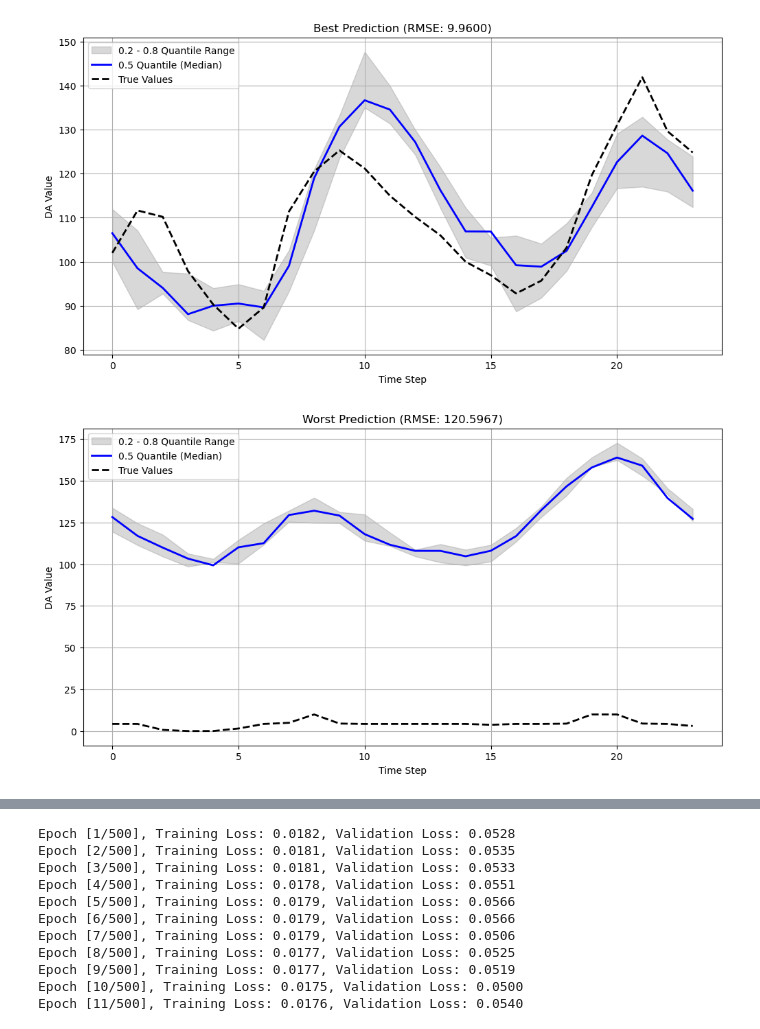
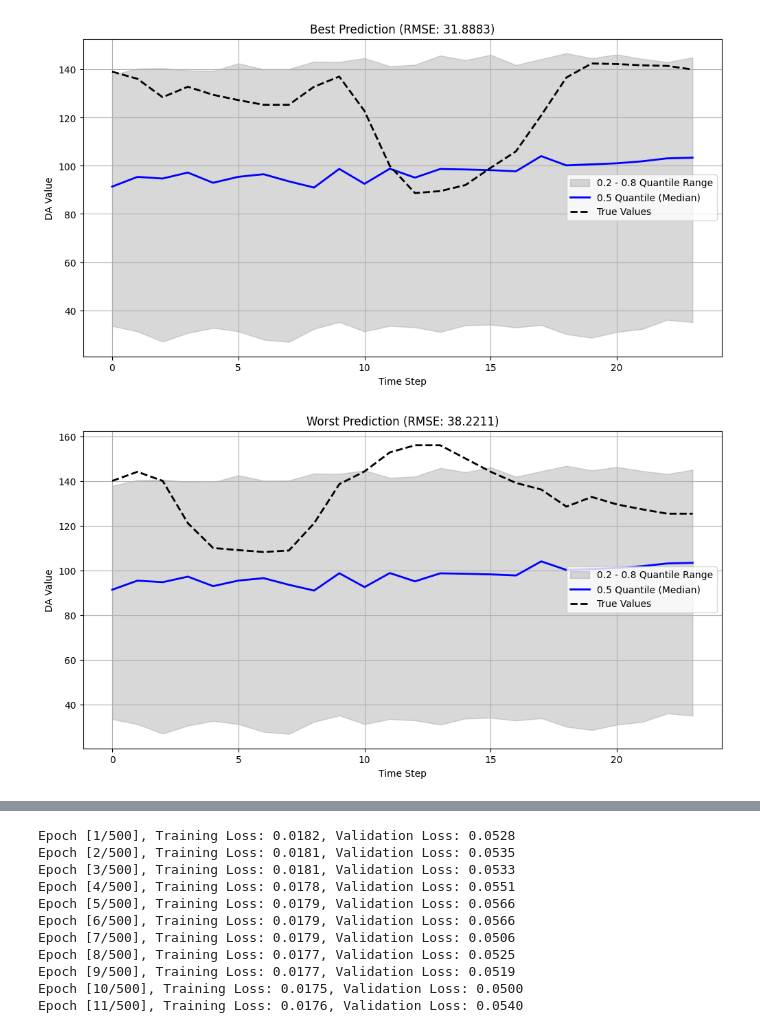
Before and after one commit to storralbod/deeplearning, a Jupyter notebook: model_functions/testtamas.ipynb, the cells around one changed output, grey strips where cells are left out. Cells and saved outputs as stored; diff of their text form; code cells hidden in the pictures.

Commit message:
fixed data_prep

```diff
--- a/model_functions/testtamas.ipynb
+++ b/model_functions/testtamas.ipynb
@@ -8,7 +7,7 @@ from model import SimpleLSTM, SpacedLSTM
 from lstm_functions import quantile_loss, predict_model, plot_forecasts
 from data_prep import prepare_data
 # %%
-file_path = '../formatted_data/formatted_data_updated.csv'
+file_path = '../formatted_data/formatted_data_new.csv'
 dense_lookback = 48  # Last 48 hours
 forecast_horizon = 24  # Predict next 24 hours
 target_col = "DA"
@@ -29,12 +28,12 @@ train_dense_past, train_future, train_targets, val_dense_past, val_future, val_t
 # Create DataLoaders
 train_loader = DataLoader(
     TensorDataset(train_dense_past, train_future, train_targets),
-    batch_size=64,
+    batch_size=128,
     shuffle=True,
 )
 val_loader = DataLoader(
     TensorDataset(val_dense_past, val_future, val_targets),
-    batch_size=64,
+    batch_size=128,
     shuffle=False,
 )
 test_loader = DataLoader(
@@ -130,7 +140,7 @@ def train_and_val(train_loader, val_loader, num_epochs, model, optimizer, quanti
 # %%
 # Train model
 simple_model, train_losses, val_losses = train_and_val(
-    train_loader, val_loader, num_epochs=100, model=model1, optimizer=optimizer1, quantiles=quantiles, device=device
+    train_loader, val_loader, num_epochs=25, model=model1, optimizer=optimizer1, quantiles=quantiles, device=device
 )
 # # Predict
 forecast_inv, true_inv = predict_model(simple_model, test_loader, target_scaler, quantiles=quantiles, forecast_horizon=24, device=device)
@@ -159,5 +169,5 @@ Epoch [100/100], Training Loss: 0.0112, Validation Loss: 0.0389
-[figure, old version]
+[figure, new version]
-[figure, old version]
+[figure, new version]
 # %%
 # Parameters
 dense_lookback = 48  # Last 48 hours
```
Also changed, not shown: parts of 4 cells of this notebook, 3 other files.
